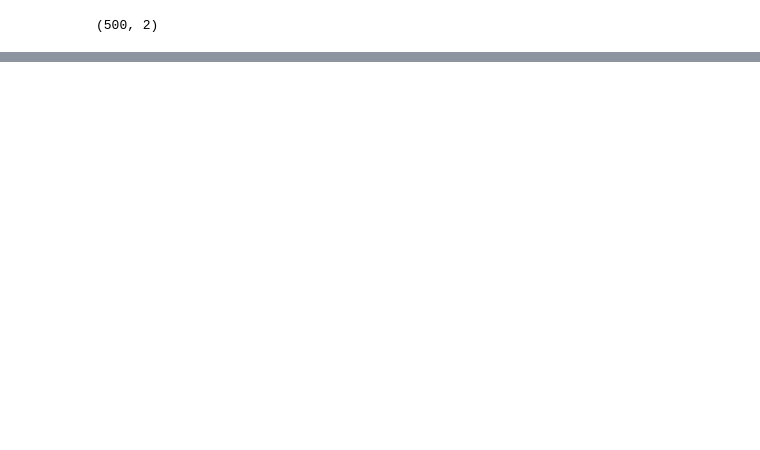
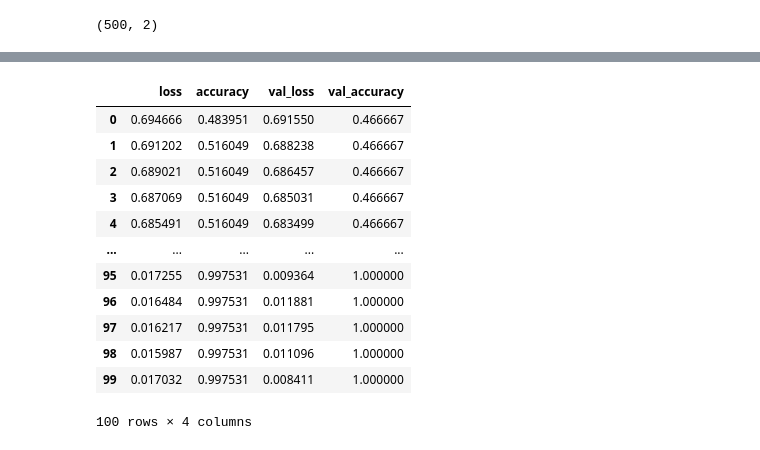
Before and after one commit to hamednasr/tensorflow, a Jupyter notebook: 02_ANN_tensorflow_classification.ipynb, the cells around one changed output, grey strips where cells are left out. Cells and saved outputs as stored; diff of their text form; code cells hidden in the pictures; blank space fills up the shorter version.

Commit message:
model2

```diff
--- a/02_ANN_tensorflow_classification.ipynb
+++ b/02_ANN_tensorflow_classification.ipynb
@@ -169,0 +205,15 @@ weighted avg       1.00      1.00      1.00        50
+# %%
+model2 = tf.keras.Sequential([
+        tf.keras.layers.Dense(6,activation='relu'),
+        tf.keras.layers.Dense(6,activation='relu'),
+        tf.keras.layers.Dense(6,activation='relu'),
+        tf.keras.layers.Dense(6,activation='relu'),
+        tf.keras.layers.Dense(6,activation='relu'),
+        tf.keras.layers.Dense(1,activation='sigmoid'),
+])
+
+model2.compile(loss = tf.keras.losses.BinaryCrossentropy(),
+               optimizer = tf.keras.optimizers.Adam(),
+               metrics = 'accuracy')
+
+history = model2.fit(X_train, y_train, epochs=100, validation_split=.1)
@@ -169,0 +238,16 @@ weighted avg       1.00      1.00      1.00        50
+# %%
+pd.DataFrame(history.history)
+# %% [output]
+|  | loss | accuracy | val_loss | val_accuracy |
+| 0 | 0.694666 | 0.483951 | 0.691550 | 0.466667 |
+| 1 | 0.691202 | 0.516049 | 0.688238 | 0.466667 |
+| 2 | 0.689021 | 0.516049 | 0.686457 | 0.466667 |
+| 3 | 0.687069 | 0.516049 | 0.685031 | 0.466667 |
+| 4 | 0.685491 | 0.516049 | 0.683499 | 0.466667 |
+| ... | ... | ... | ... | ... |
+| 95 | 0.017255 | 0.997531 | 0.009364 | 1.000000 |
+| 96 | 0.016484 | 0.997531 | 0.011881 | 1.000000 |
+| 97 | 0.016217 | 0.997531 | 0.011795 | 1.000000 |
+| 98 | 0.015987 | 0.997531 | 0.011096 | 1.000000 |
+| 99 | 0.017032 | 0.997531 | 0.008411 | 1.000000 |
+100 rows × 4 columns
```
Also changed, not shown: parts of 19 cells of this notebook.
